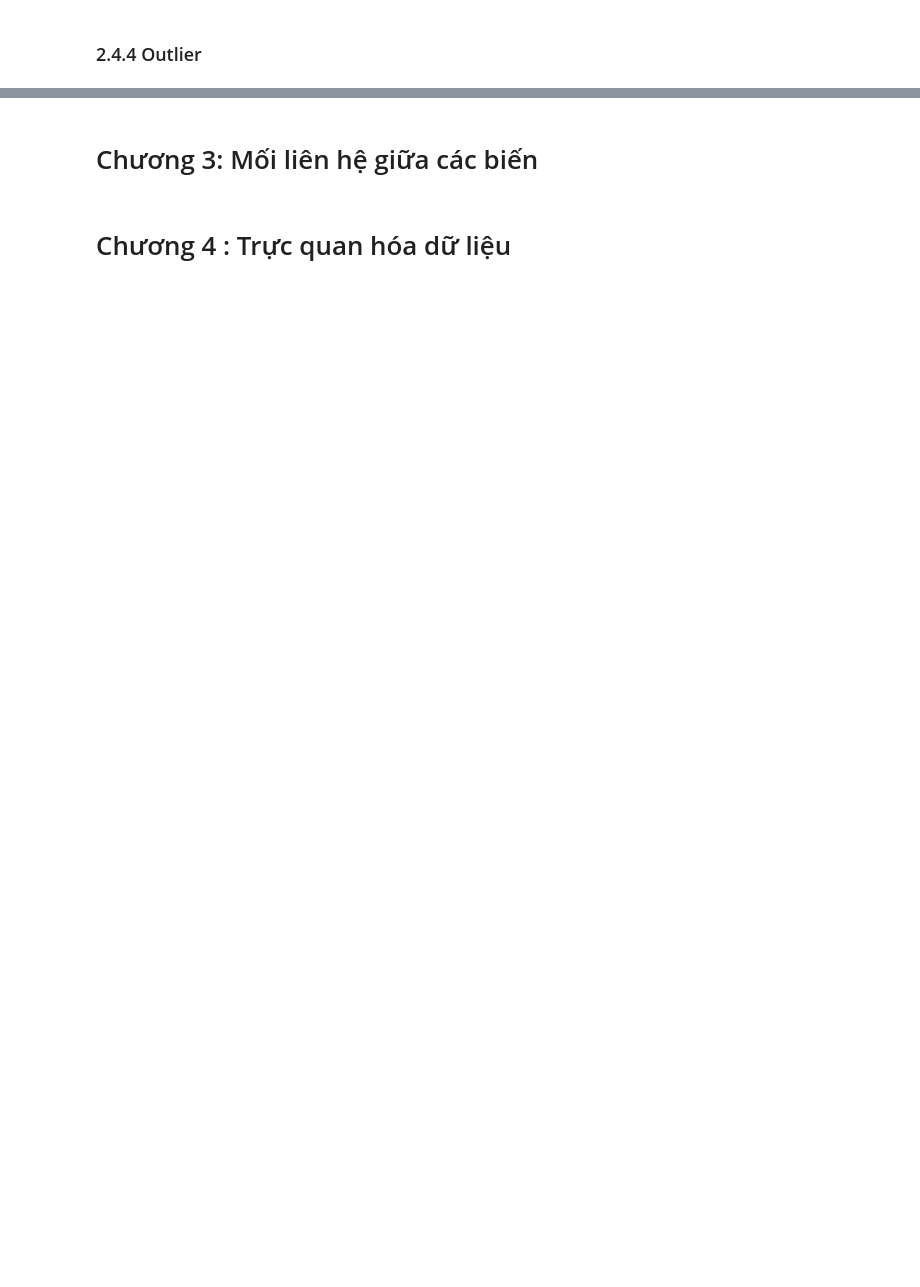
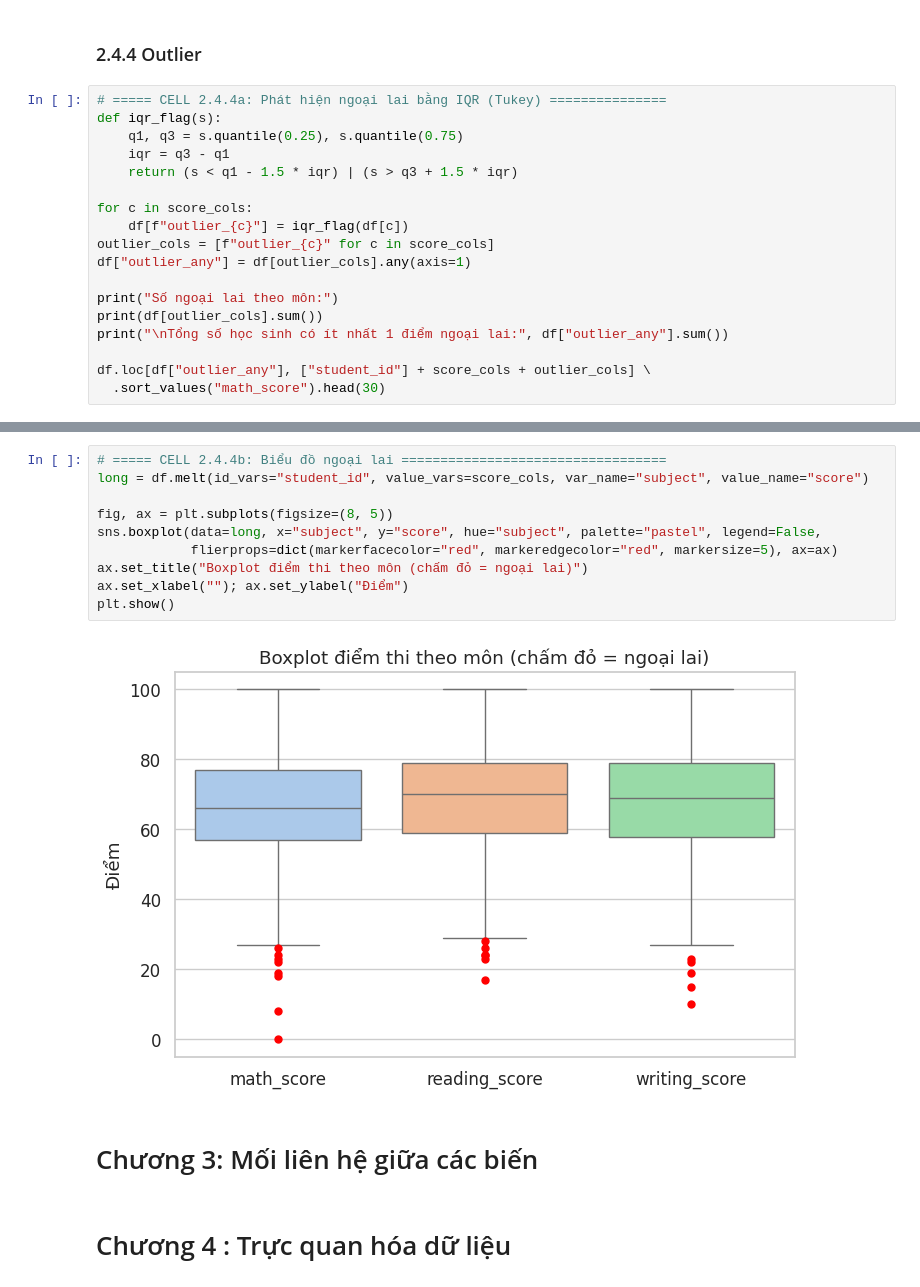
Before and after one commit to 25-DoThanQuocKhanh-24174600024/DHKL18A1HN_Do_An_Nhom_2_CD_3, a Jupyter notebook: Đồ_Án_1_Nhóm_2_2_DHKL18A1HN.ipynb, the cells around one changed output, grey strips where cells are left out. Cells and saved outputs as stored; diff of their text form; blank space fills up the shorter version.

```diff
--- a/Đồ_Án_1_Nhóm_2_2_DHKL18A1HN.ipynb
+++ b/Đồ_Án_1_Nhóm_2_2_DHKL18A1HN.ipynb
@@ -315,2 +876,20 @@ file_path <- "/content/drive/MyDrive/colab_file/StudentsPerformance.csv"
 # %% [markdown]
 ### 2.4.4 Outlier
+# %%
+# ===== CELL 2.4.4a: Phát hiện ngoại lai bằng IQR (Tukey) ===============
+def iqr_flag(s):
+    q1, q3 = s.quantile(0.25), s.quantile(0.75)
+    iqr = q3 - q1
+    return (s < q1 - 1.5 * iqr) | (s > q3 + 1.5 * iqr)
+
+for c in score_cols:
+    df[f"outlier_{c}"] = iqr_flag(df[c])
+outlier_cols = [f"outlier_{c}" for c in score_cols]
+df["outlier_any"] = df[outlier_cols].any(axis=1)
+
+print("Số ngoại lai theo môn:")
+print(df[outlier_cols].sum())
+print("\nTổng số học sinh có ít nhất 1 điểm ngoại lai:", df["outlier_any"].sum())
+
+df.loc[df["outlier_any"], ["student_id"] + score_cols + outlier_cols] \
+  .sort_values("math_score").head(30)
@@ -317,3 +917,15 @@ file_path <- "/content/drive/MyDrive/colab_file/StudentsPerformance.csv"
+# %%
+# ===== CELL 2.4.4b: Biểu đồ ngoại lai ==================================
+long = df.melt(id_vars="student_id", value_vars=score_cols, var_name="subject", value_name="score")
+
+fig, ax = plt.subplots(figsize=(8, 5))
+sns.boxplot(data=long, x="subject", y="score", hue="subject", palette="pastel", legend=False,
+            flierprops=dict(markerfacecolor="red", markeredgecolor="red", markersize=5), ax=ax)
+ax.set_title("Boxplot điểm thi theo môn (chấm đỏ = ngoại lai)")
+ax.set_xlabel(""); ax.set_ylabel("Điểm")
+plt.show()
+# %% [output]
+[figure, added]
 # %% [markdown]
 # Chương 3: Mối liên hệ giữa các biến
 # %% [markdown]
```
Also changed, not shown: parts of 27 cells of this notebook.
